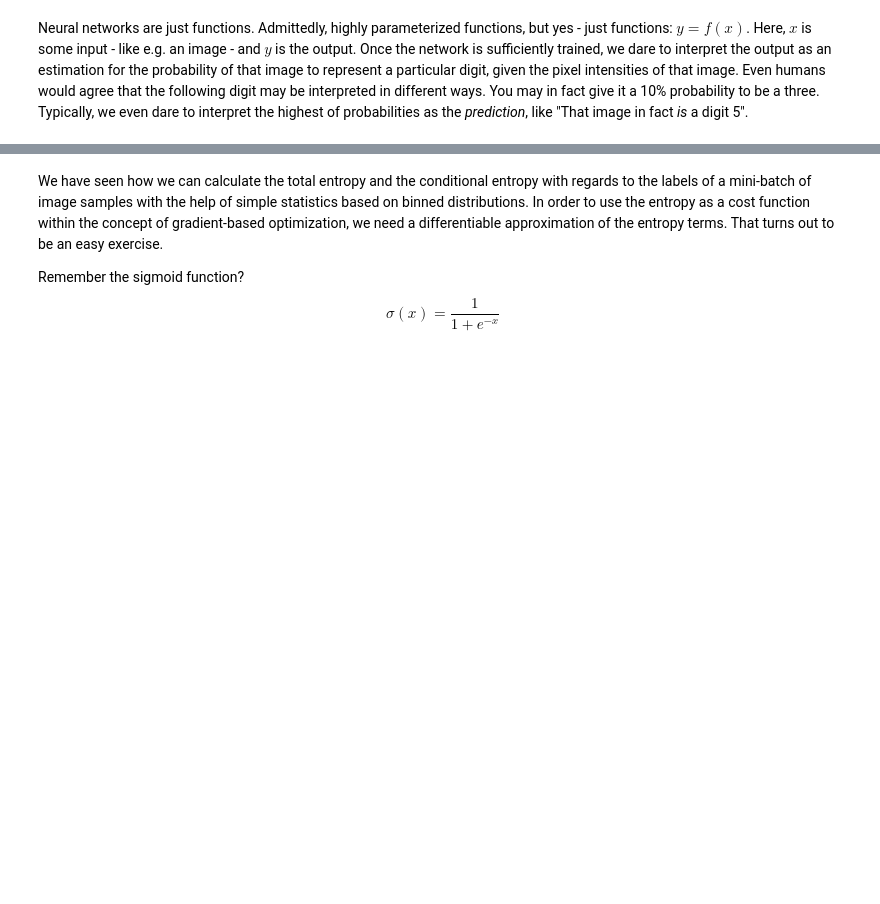
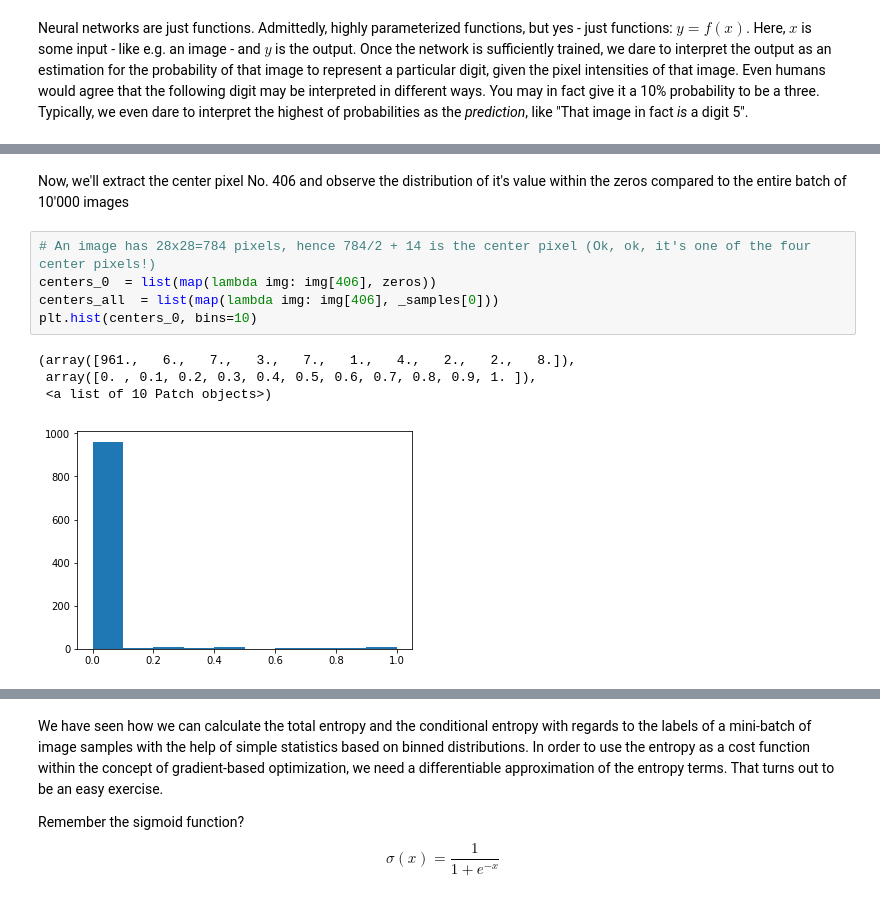
Before and after one commit to smurve/understanding-nn, a Jupyter notebook: Differentiable_Entropy-TF.ipynb, the cells around one changed output, grey strips where cells are left out. Cells and saved outputs as stored; diff of their text form; blank space fills up the shorter version.

```diff
--- a/Differentiable_Entropy-TF.ipynb
+++ b/Differentiable_Entropy-TF.ipynb
@@ -43,0 +105,12 @@ $ I(X;Y) := \sum_{x \in \mathcal{X}} \sum_{y\in \mathcal{Y}} p(x,y)log(\frac{p(x
+# %% [markdown]
+Now, we'll extract the center pixel No. 406 and observe the distribution of it's value within the zeros compared to the entire batch of 10'000 images
+# %%
+# An image has 28x28=784 pixels, hence 784/2 + 14 is the center pixel (Ok, ok, it's one of the four center pixels!)
+centers_0  = list(map(lambda img: img[406], zeros))
+centers_all  = list(map(lambda img: img[406], _samples[0]))
+plt.hist(centers_0, bins=10)
+# %% [output]
+(array([961.,   6.,   7.,   3.,   7.,   1.,   4.,   2.,   2.,   8.]),
+ array([0. , 0.1, 0.2, 0.3, 0.4, 0.5, 0.6, 0.7, 0.8, 0.9, 1. ]),
+ <a list of 10 Patch objects>)
+[figure, added]
```
Also changed, not shown: parts of 45 cells of this notebook.
